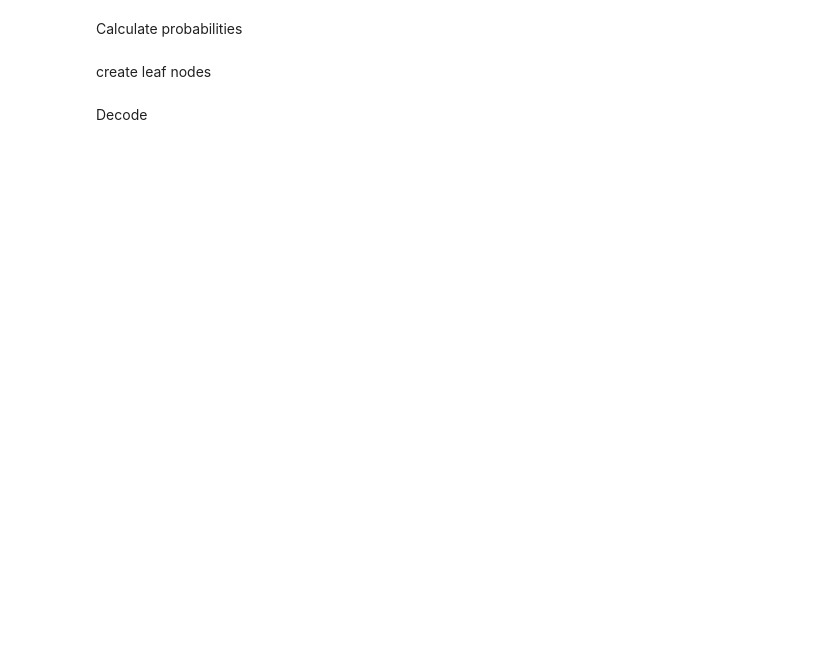
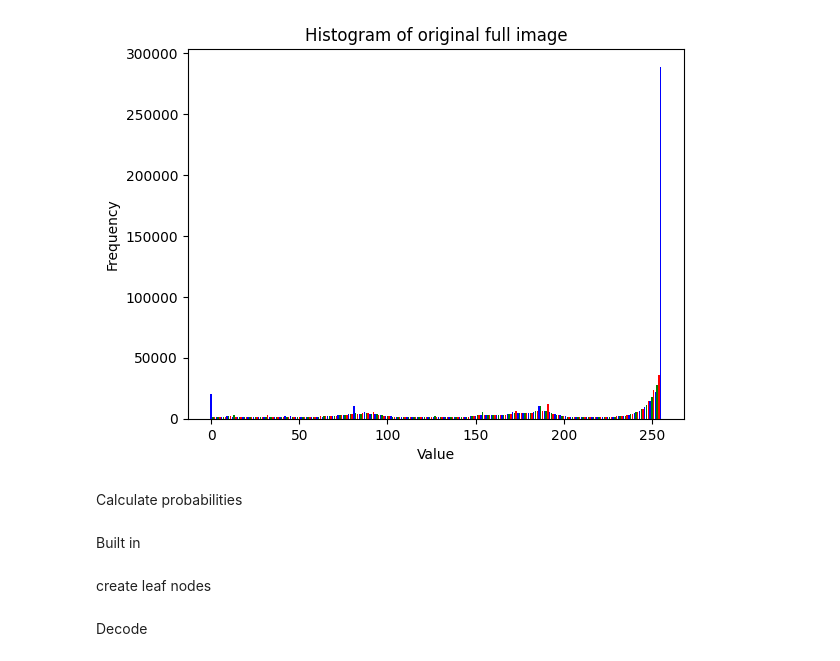
Before and after one commit to MilanBandara/huffman-coding, a Jupyter notebook: quantize.ipynb, the cells around one changed output. Cells and saved outputs as stored; diff of their text form; code cells hidden in the pictures; blank space fills up the shorter version.

```diff
--- a/quantize.ipynb
+++ b/quantize.ipynb
@@ -242,11 +200,11 @@ plt.imshow(new_arr)
 # %%
 fig, ax = plt.subplots()
-uniques,counts = np.unique(new_arr.flatten(),return_counts = True)
-print(uniques)
-print(counts)
+uniques,counts = np.unique(rgb_image.flatten(),return_counts = True)
 colors = ['blue', 'green', 'red']
 plt.bar(uniques,counts,color=colors)
 plt.xlabel('Value')
 plt.ylabel('Frequency')
-plt.title('Histogram of NumPy Array')
+plt.title('Histogram of original full image')
 plt.show()
+# %% [output]
+[figure, added]
@@ -262,3 +218,5 @@ print(uniques)
 print(counts)
 print(probabilities)
 print(np.sum(probabilities))
+# %% [markdown]
+Built in
```
Also changed, not shown: parts of 46 cells of this notebook.
